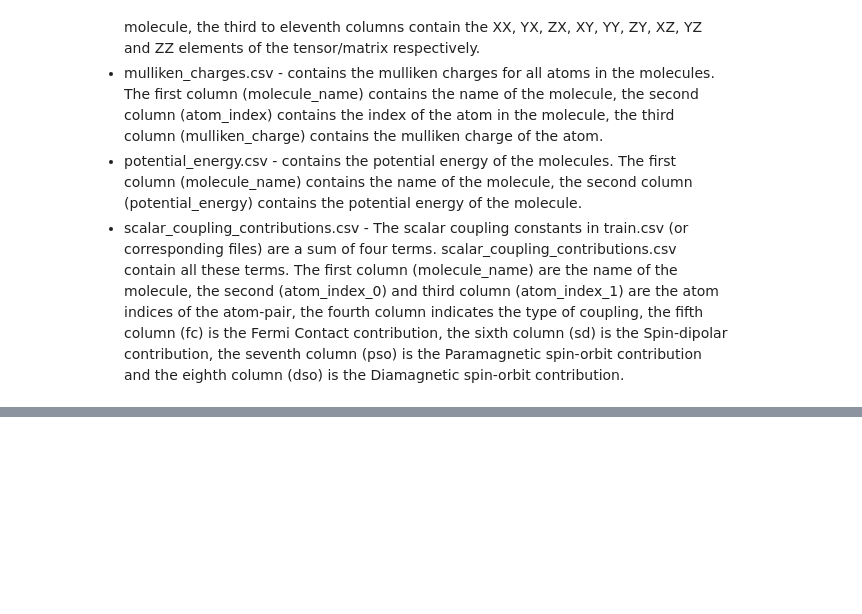
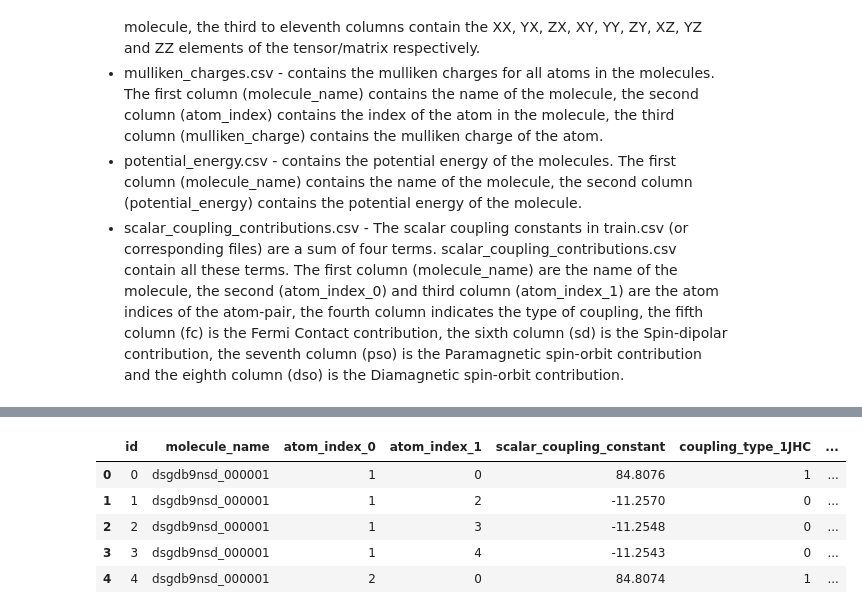
Before and after one commit to antoinev17/competitive-data-science, a Jupyter notebook: Predicting Molecular Properties/Neural Network (RNN).ipynb, the cells around one changed output, grey strips where cells are left out. Cells and saved outputs as stored; diff of their text form; code cells hidden in the pictures; blank space fills up the shorter version.

```diff
--- a/Predicting Molecular Properties/Neural Network (RNN).ipynb
+++ b/Predicting Molecular Properties/Neural Network (RNN).ipynb
@@ -338,0 +325,21 @@ print('Total number of molecules in the test set:', len(data_load['test'].groupb
+# %%
+train_all = data_load['train']
+MAX_MOL_ATOMS_NB = max(train_all.atom_index_0.max(),train_all.atom_index_1.max()) + 1
+
+
+train_all =  pd.get_dummies(train_all, prefix = 'coupling_type', columns = ['type'])
+
+train_col = train_all.columns
+
+COUPLING_TYPE_NB = 8
+
+train_all.head()
+# we have a molecule of methane
+# strangely, scalar coupling between identical atoms (we should have a symetric molecule) are slightly different (7 per 100,000)
+# %% [output]
+|  | id | molecule_name | atom_index_0 | atom_index_1 | scalar_coupling_constant | coupling_type_1JHC | ... |
+| 0 | 0 | dsgdb9nsd_000001 | 1 | 0 | 84.8076 | 1 | ... |
+| 1 | 1 | dsgdb9nsd_000001 | 1 | 2 | -11.2570 | 0 | ... |
+| 2 | 2 | dsgdb9nsd_000001 | 1 | 3 | -11.2548 | 0 | ... |
+| 3 | 3 | dsgdb9nsd_000001 | 1 | 4 | -11.2543 | 0 | ... |
+| 4 | 4 | dsgdb9nsd_000001 | 2 | 0 | 84.8074 | 1 | ... |
```
Also changed, not shown: parts of 36 cells of this notebook, 2 other files.
